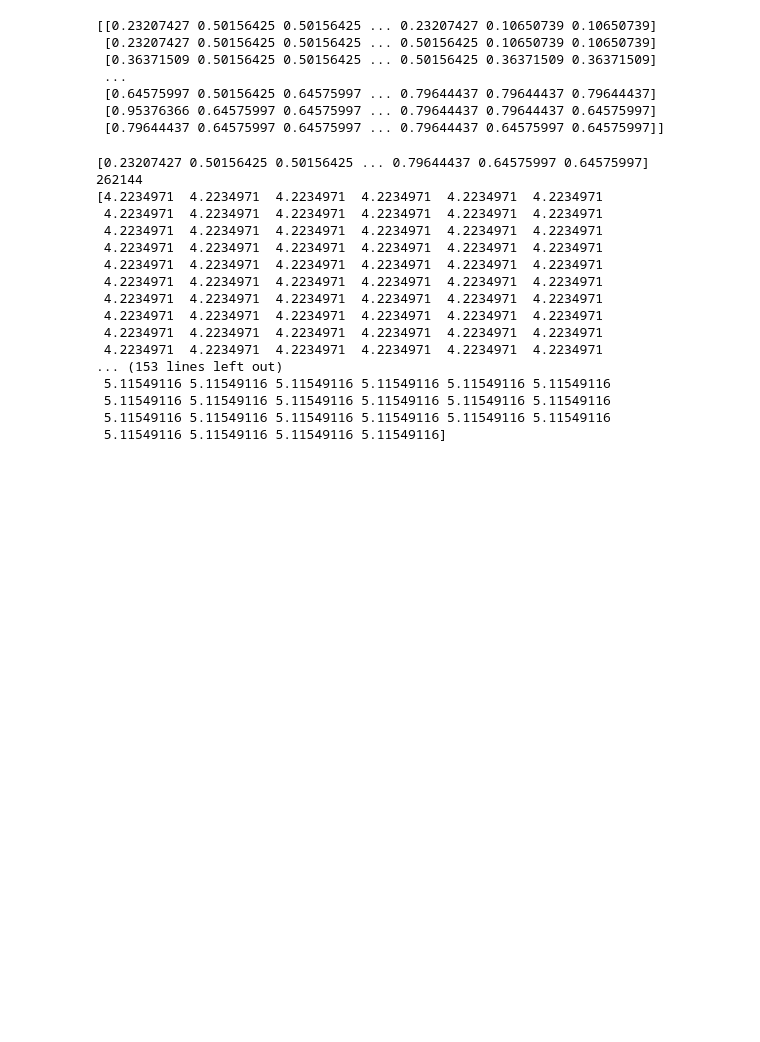
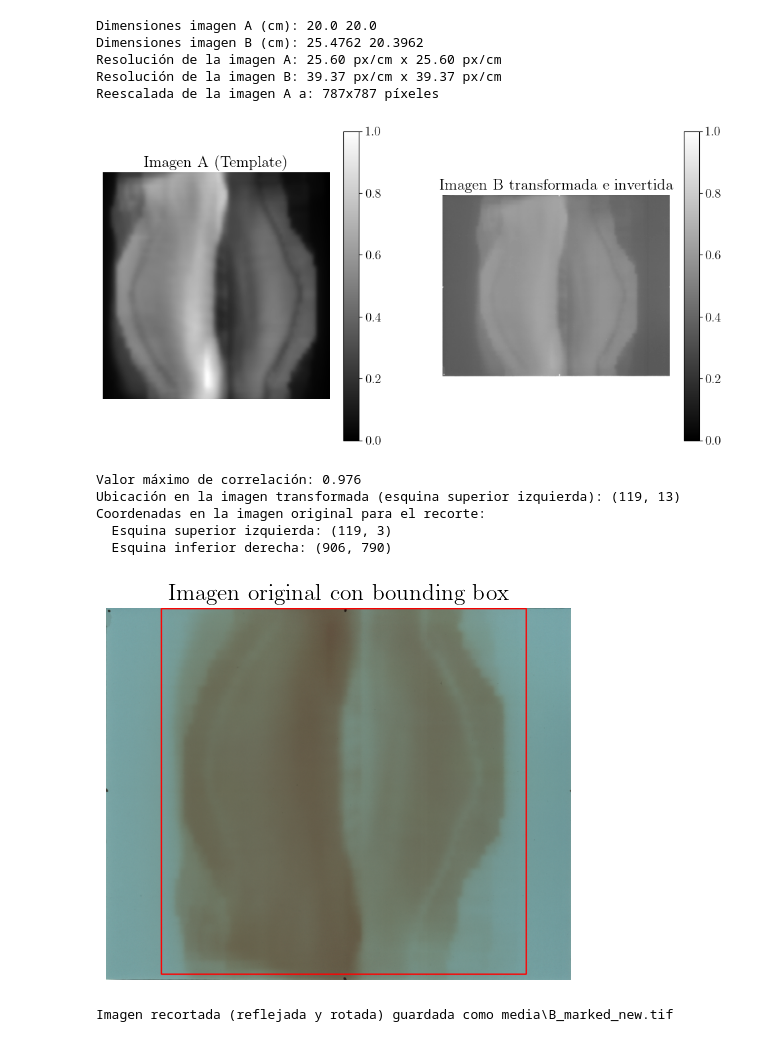
Before and after one commit to eduardoh27/FilmQADose, a Jupyter notebook: app/import.ipynb, the cells around one changed output. Cells and saved outputs as stored; diff of their text form; code cells hidden in the pictures; blank space fills up the shorter version.

```diff
--- a/app/import.ipynb
+++ b/app/import.ipynb
@@ -29,44 +23,32 @@ You should consider upgrading via the 'C:\Users\eduar\OneDrive - Universidad de
+# %%
+film_name = "mama100"
+film_path = os.path.join("media", f"{film_name}.tif")
+# %%
+tps_name = "mama_TPS.dcm"
+tps_path = os.path.join("media", tps_name)
+# %%
+output = os.path.join('media','B_marked_new.tif')
+# %%
+template_matching(tps_path, film_path, output)
+# %% [output]
+Dimensiones imagen A (cm): 20.0 20.0
+Dimensiones imagen B (cm): 25.4762 20.3962
+Resolución de la imagen A: 25.60 px/cm x 25.60 px/cm
+Resolución de la imagen B: 39.37 px/cm x 39.37 px/cm
+Reescalada de la imagen A a: 787x787 píxeles
+[figure, added]
+Valor máximo de correlación: 0.976
+Ubicación en la imagen transformada (esquina superior izquierda): (119, 13)
+Coordenadas en la imagen original para el recorte:
+  Esquina superior izquierda: (119, 3)
+  Esquina inferior derecha: (906, 790)
+[figure, added]
+Imagen recortada (reflejada y rotada) guardada como media\B_marked_new.tif
 # %%
-film_path = os.path.join("media", "mama100cropped_squared.tif")
-# resize
+film_name = "B_marked_new"
+film_path = os.path.join("media", f"{film_name}.tif")
 
 dose_map = calibracion.compute_dose_map(film_path, channel=2)
-
-print(dose_map)
-# %% [output]
-[[0.23207427 0.50156425 0.50156425 ... 0.23207427 0.10650739 0.10650739]
- [0.23207427 0.50156425 0.50156425 ... 0.50156425 0.10650739 0.10650739]
- [0.36371509 0.50156425 0.50156425 ... 0.50156425 0.36371509 0.36371509]
- ...
- [0.64575997 0.50156425 0.64575997 ... 0.79644437 0.79644437 0.79644437]
- [0.95376366 0.64575997 0.64575997 ... 0.79644437 0.79644437 0.64575997]
- [0.79644437 0.64575997 0.64575997 ... 0.79644437 0.64575997 0.64575997]]
-# %%
-a = dose_map.flatten()
-print(a)
-print(len(a))
-
-
-b = np.sort(a)
-print(b[-1000:])
-# %% [output]
-[0.23207427 0.50156425 0.50156425 ... 0.79644437 0.64575997 0.64575997]
-262144
-[4.2234971  4.2234971  4.2234971  4.2234971  4.2234971  4.2234971
- 4.2234971  4.2234971  4.2234971  4.2234971  4.2234971  4.2234971
- 4.2234971  4.2234971  4.2234971  4.2234971  4.2234971  4.2234971
- 4.2234971  4.2234971  4.2234971  4.2234971  4.2234971  4.2234971
- 4.2234971  4.2234971  4.2234971  4.2234971  4.2234971  4.2234971
- 4.2234971  4.2234971  4.2234971  4.2234971  4.2234971  4.2234971
- 4.2234971  4.2234971  4.2234971  4.2234971  4.2234971  4.2234971
- 4.2234971  4.2234971  4.2234971  4.2234971  4.2234971  4.2234971
- 4.2234971  4.2234971  4.2234971  4.2234971  4.2234971  4.2234971
- 4.2234971  4.2234971  4.2234971  4.2234971  4.2234971  4.2234971
-... (153 lines left out)
- 5.11549116 5.11549116 5.11549116 5.11549116 5.11549116 5.11549116
- 5.11549116 5.11549116 5.11549116 5.11549116 5.11549116 5.11549116
- 5.11549116 5.11549116 5.11549116 5.11549116 5.11549116 5.11549116
- 5.11549116 5.11549116 5.11549116 5.11549116]
 # %%
 dose_map.min()
 # %% [output]
```
Also changed, not shown: parts of 20 cells of this notebook, 15 other files.
